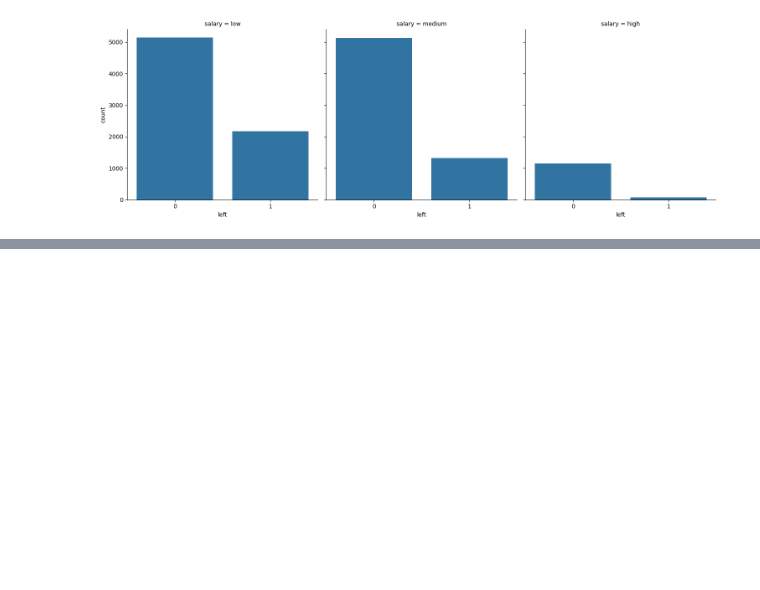
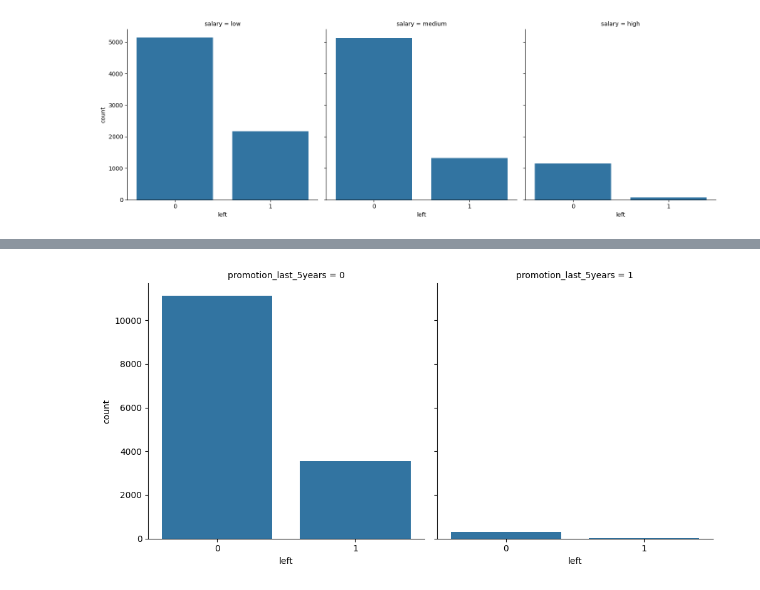
Before and after one commit to omkarpattnaik8080/EmployeeRetentionPrediction, a Jupyter notebook: EmployeeRetentionsystem.ipynb, the cells around one changed output, grey strips where cells are left out. Cells and saved outputs as stored; diff of their text form; code cells hidden in the pictures; blank space fills up the shorter version.

```diff
--- a/EmployeeRetentionsystem.ipynb
+++ b/EmployeeRetentionsystem.ipynb
@@ -88,0 +97,4 @@ sns.catplot(x="left",col="salary",kind="count",data=df)
+# %%
+sns.catplot(x="left",col="promotion_last_5years",kind="count",data=df);
+# %% [output]
+[figure, added]
```
Also changed, not shown: parts of 13 cells of this notebook.
